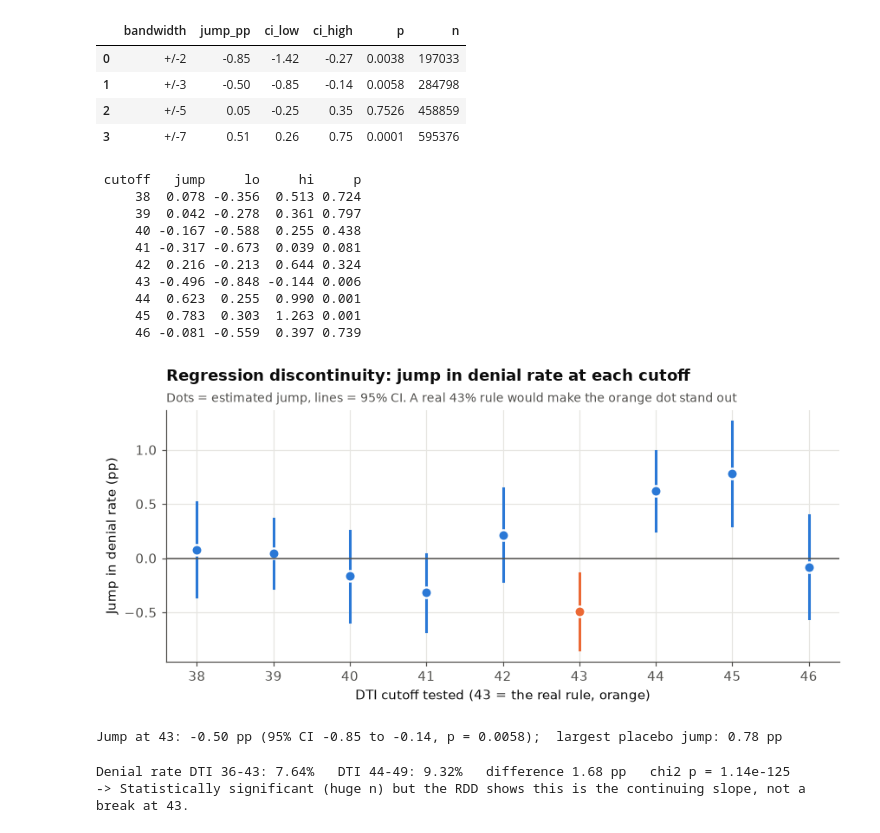
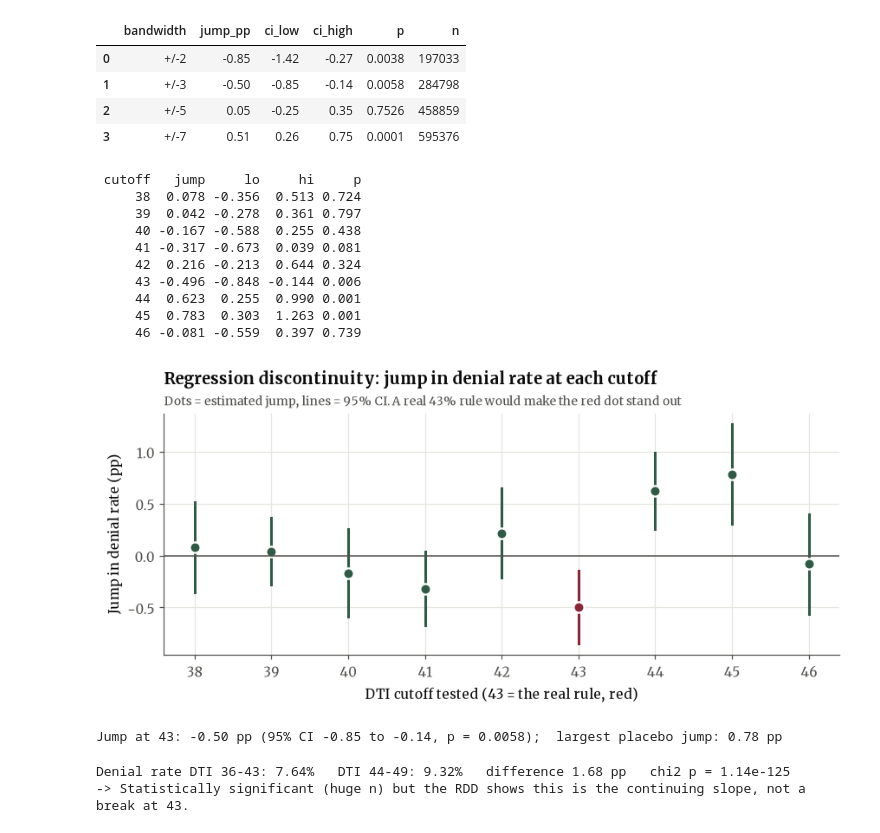
Before and after one commit to Rishhhhub/fair-mortgage-approval, a Jupyter notebook: notebooks/02_hypothesis_tests.ipynb, the cells around one changed output. Drawn from its saved outputs; the diff is of its cells as text; code cells hidden in the pictures.

```diff
--- a/notebooks/02_hypothesis_tests.ipynb
+++ b/notebooks/02_hypothesis_tests.ipynb
@@ -37,8 +37,11 @@ FIG = ROOT / "reports" / "figures"; FIG.mkdir(parents=True, exist_ok=True)
 ALPHA = 0.05
 RNG = np.random.default_rng(42)
 
-BLUE, ORANGE, INK, MUTED, GRID = "#2a78d6", "#eb6834", "#0b0b0b", "#52514e", "#e6e5e1"
-plt.rcParams.update({"figure.dpi": 110, "savefig.dpi": 300, "font.size": 10, "axes.edgecolor": MUTED, "axes.labelcolor": INK,
+BLUE, ORANGE, INK, MUTED, GRID = "#2F5A45", "#8B2635", "#0b0b0b", "#52514e", "#e6e5e1"
+from matplotlib import font_manager as _fm
+for _p in Path.home().glob("AppData/Local/Microsoft/Windows/Fonts/Merriweather-*.ttf"):
+    _fm.fontManager.addfont(str(_p))
+plt.rcParams.update({"font.family": ["Merriweather", "DejaVu Serif", "serif"], "figure.dpi": 110, "savefig.dpi": 300, "font.size": 10, "axes.edgecolor": MUTED, "axes.labelcolor": INK,
                      "xtick.color": MUTED, "ytick.color": MUTED, "text.color": INK,
                      "axes.spines.top": False, "axes.spines.right": False, "axes.grid": True,
                      "grid.color": GRID, "grid.linewidth": 0.8, "axes.axisbelow": True})
@@ -118,36 +121,36 @@ for c in range(38, 47):
     b, lo, hi, p, n = rdd(e, c, 3)
     pl.append(dict(cutoff=c, jump=b, lo=lo, hi=hi, p=p))
 pl = pd.DataFrame(pl)
 print(pl.round(3).to_string(index=False))
 
 fig, ax = plt.subplots(figsize=(8, 3.8))
 for _, r in pl.iterrows():
     col = ORANGE if r.cutoff == 43 else BLUE
     ax.plot([r.cutoff, r.cutoff], [r.lo, r.hi], color=col, lw=2)
     ax.plot(r.cutoff, r.jump, "o", color=col, ms=8, mec="white", mew=1.5)
 ax.axhline(0, color=MUTED, lw=1); ax.set_xticks(pl.cutoff)
-ax.set_xlabel("DTI cutoff tested (43 = the real rule, orange)"); ax.set_ylabel("Jump in denial rate (pp)")
-finish(ax, "Regression discontinuity: jump in denial rate at each cutoff", "Dots = estimated jump, lines = 95% CI. A real 43% rule would make the orange dot stand out", "11_rdd_placebo")
+ax.set_xlabel("DTI cutoff tested (43 = the real rule, red)"); ax.set_ylabel("Jump in denial rate (pp)")
+finish(ax, "Regression discontinuity: jump in denial rate at each cutoff", "Dots = estimated jump, lines = 95% CI. A real 43% rule would make the red dot stand out", "11_rdd_placebo")
 
 real = pl[pl.cutoff == 43].iloc[0]
 others_max = pl[pl.cutoff != 43].jump.abs().max()
 supported = (real.jump > 0) and (real.p < ALPHA) and (real.jump > pl[pl.cutoff != 43].jump.max())
 print(f"\nJump at 43: {real.jump:.2f} pp (95% CI {real.lo:.2f} to {real.hi:.2f}, p = {real.p:.4f});  largest placebo jump: {pl[pl.cutoff != 43].jump.max():.2f} pp")
 record("H1", "RDD at DTI 43 (bw +/-3) + placebo cutoffs", f"{real.jump:.2f} pp", f"{real.lo:.2f} to {real.hi:.2f}", real.p,
        "Supported" if supported else "Not supported",
        "Denials rise gradually with DTI; compare jump at 43 with placebo cutoffs. Large jumps exist only at 50%+ (outside RDD range).")
 # %% [output]
  cutoff   jump     lo     hi     p
      38  0.078 -0.356  0.513 0.724
      39  0.042 -0.278  0.361 0.797
      40 -0.167 -0.588  0.255 0.438
      41 -0.317 -0.673  0.039 0.081
      42  0.216 -0.213  0.644 0.324
      43 -0.496 -0.848 -0.144 0.006
      44  0.623  0.255  0.990 0.001
      45  0.783  0.303  1.263 0.001
      46 -0.081 -0.559  0.397 0.739
-[figure, old version]
+[figure, new version]
 Jump at 43: -0.50 pp (95% CI -0.85 to -0.14, p = 0.0058);  largest placebo jump: 0.78 pp
 # %%
 # Plain chi-square for completeness: all rows with an exact DTI, 'DTI <= 43' vs 'DTI > 43'
```
Also changed, not shown: parts of 2 cells of this notebook, 4 other files.
